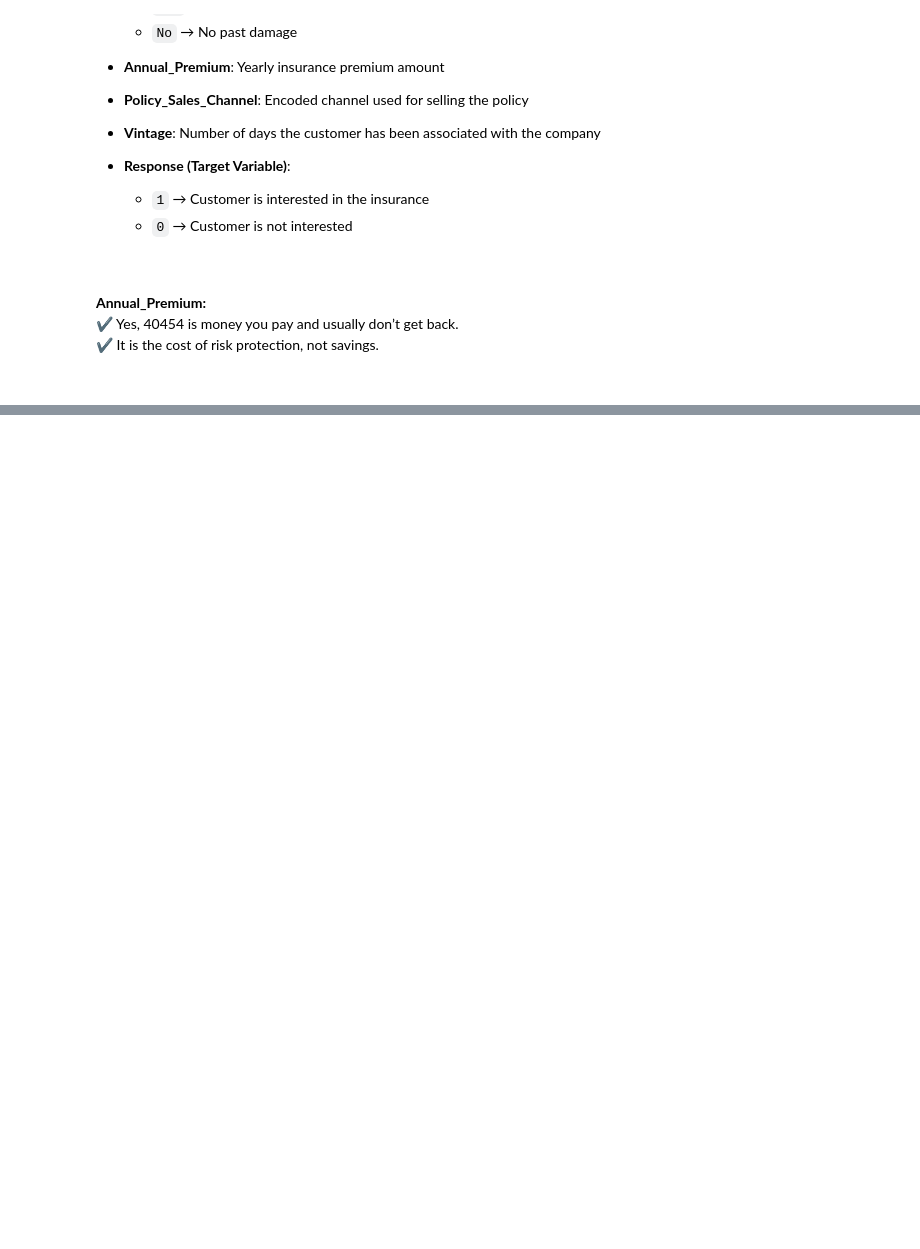
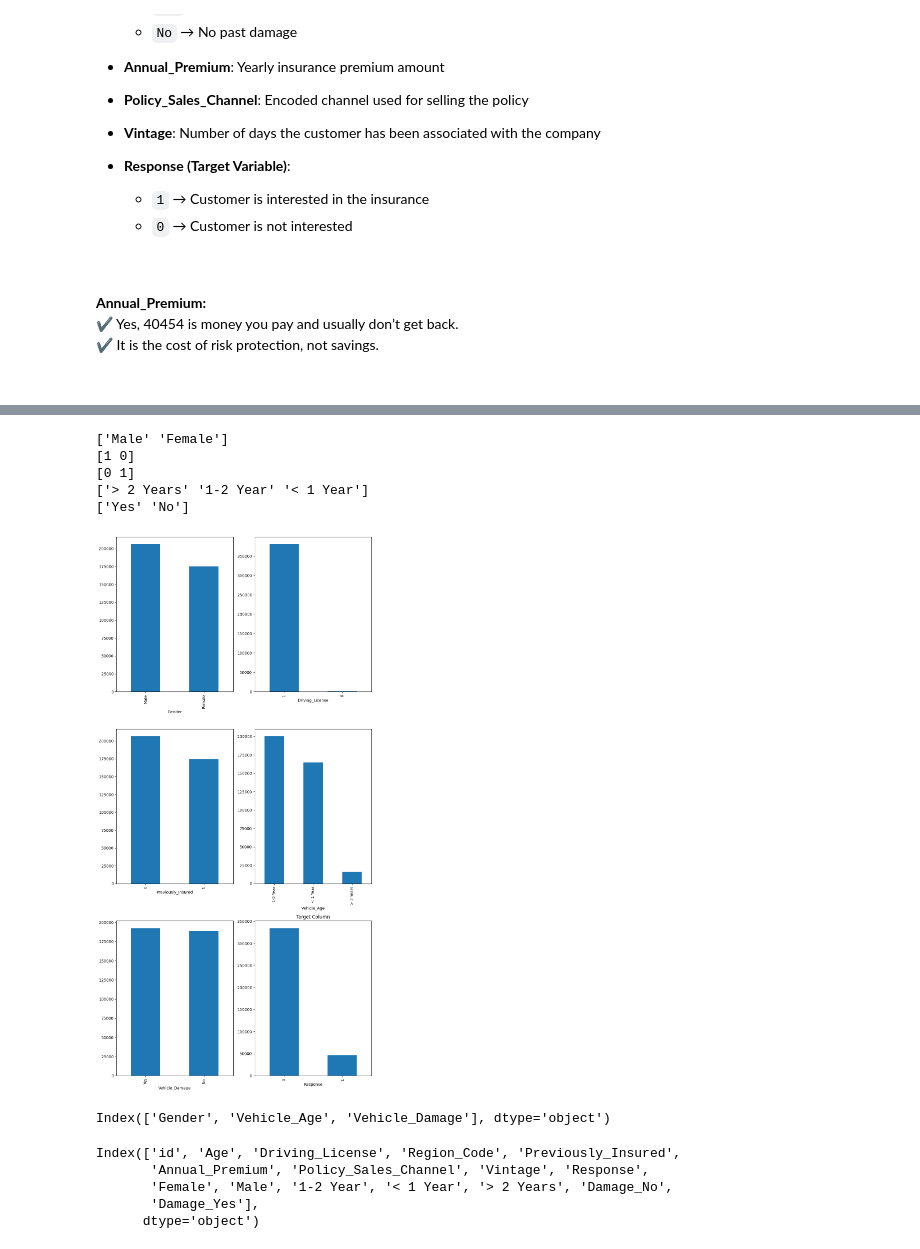
Before and after one commit to yasin-arafat-05/vehicle_insurance_end_2_end_project, a Jupyter notebook: notebook/exp_notebook.ipynb, the cells around one changed output, grey strips where cells are left out. Saved outputs shown, nothing was run; the diff lists cells and outputs as text; code cells hidden in the pictures; blank space fills up the shorter version.

```diff
--- a/notebook/exp_notebook.ipynb
+++ b/notebook/exp_notebook.ipynb
@@ -59,0 +119,29 @@ df.head(2)
+# %%
+
+print(df["Gender"].unique())
+print(df["Driving_License"].unique())
+print(df["Previously_Insured"].unique())
+print(df["Vehicle_Age"].unique())
+print(df["Vehicle_Damage"].unique())
+# %% [output]
+['Male' 'Female']
+[1 0]
+[0 1]
+['> 2 Years' '1-2 Year' '< 1 Year']
+['Yes' 'No']
+# %%
+
+fig,ax = plt.subplots(3,2,figsize=(10,20))
+
+df["Gender"].value_counts().plot(kind="bar",ax=ax[0][0])
+df["Driving_License"].value_counts().plot(kind="bar",ax=ax[0][1])
+df["Previously_Insured"].value_counts().plot(kind="bar",ax=ax[1][0])
+df["Vehicle_Age"].value_counts().plot(kind="bar",ax=ax[1][1])
+df["Vehicle_Damage"].value_counts().plot(kind="bar",ax=ax[2][0])
+
+df["Response"].value_counts().plot(kind="bar",ax=ax[2][1])
+ax[2][1].set_title("Target Column")
+plt.tight_layout()
+plt.show()
+# %% [output]
+[figure, added]
@@ -59,0 +153,16 @@ df.head(2)
+# %%
+
+object = df.select_dtypes(include=["object"]).columns
+object
+# %% [output]
+Index(['Gender', 'Vehicle_Age', 'Vehicle_Damage'], dtype='object')
+# %%
+
+df_final = df.drop(columns=object)
+df_final.columns
+# %% [output]
+Index(['id', 'Age', 'Driving_License', 'Region_Code', 'Previously_Insured',
+       'Annual_Premium', 'Policy_Sales_Channel', 'Vintage', 'Response',
+       'Female', 'Male', '1-2 Year', '< 1 Year', '> 2 Years', 'Damage_No',
+       'Damage_Yes'],
+      dtype='object')
```
Also changed, not shown: parts of 57 cells of this notebook, 9 other files.
